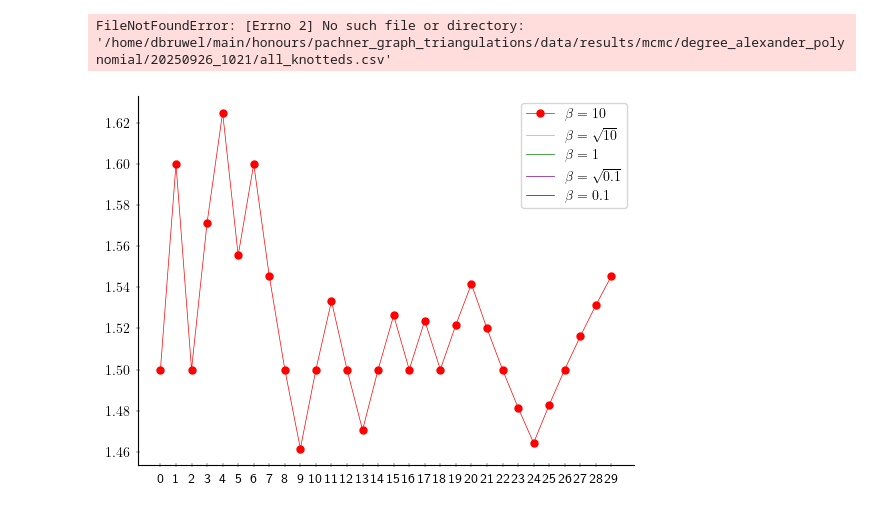
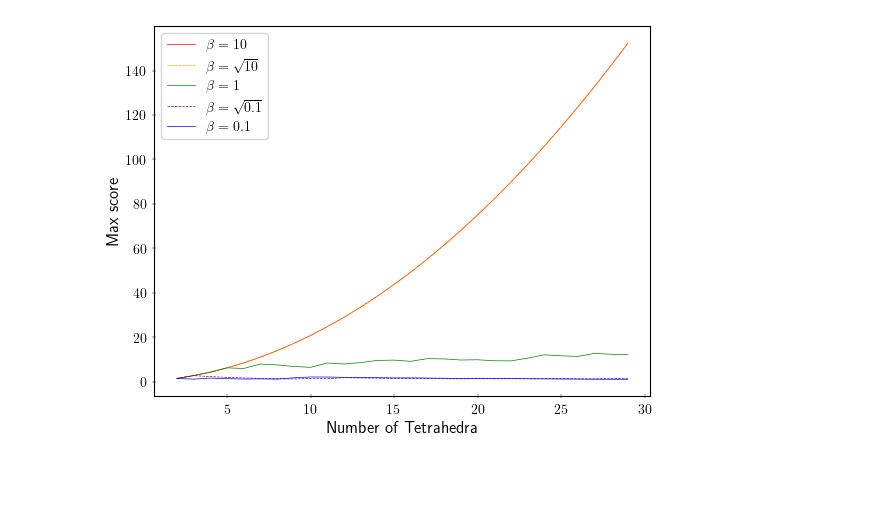
Before and after one commit to dbruwel/pachner-graph-triangulations, a Jupyter notebook: experiments/notebooks/01_analyse_direct_accent.ipynb, the cells around one changed output. Drawn from its saved outputs; the diff is of its cells as text; code cells hidden in the pictures; blank space fills up the shorter version.

Commit message:
analysis and mcmc results

```diff
--- a/experiments/notebooks/01_analyse_direct_accent.ipynb
+++ b/experiments/notebooks/01_analyse_direct_accent.ipynb
@@ -8,15 +8,13 @@ from pachner_traversal.utils import data_path, set_style
 
 set_style()
 # %%
-result_path = data_path / "results" / "mcmc" / "degree_alexander_polynomial" / "20250926_1021"
+result_path = data_path / "results" / "direct_ascent" / "degree_alexander_polynomial" / "20251007_1323"
 assert result_path.exists()
 # %%
-all_knotteds = pd.read_csv(result_path / 'all_knotteds.csv')
-avg_scores = pd.read_csv(result_path / 'avg_scores.csv')
-count_unknotteds = pd.read_csv(result_path / 'count_unknotteds.csv')
+# all_knotteds = pd.read_csv(result_path / 'all_knotteds.csv')
+# avg_scores = pd.read_csv(result_path / 'avg_scores.csv')
+# count_unknotteds = pd.read_csv(result_path / 'count_unknotteds.csv')
 isos = pd.read_csv(result_path / 'isos.csv')
-p_knotteds = pd.read_csv(result_path / 'p_knotteds.csv')
+# p_knotteds = pd.read_csv(result_path / 'p_knotteds.csv')
 scores = pd.read_csv(result_path / 'scores.csv')
 betas = pd.read_csv(result_path / 'betas.csv')
-# %% [output]
-FileNotFoundError: [Errno 2] No such file or directory: '/home/dbruwel/main/honours/pachner_graph_triangulations/data/results/mcmc/degree_alexander_polynomial/20250926_1021/all_knotteds.csv'
@@ -23,12 +23,14 @@ FileNotFoundError: [Errno 2] No such file or directory: '/home/dbruwel/main/hono
 # %%
 fig, ax = plt.subplots()
 
-ax.plot(scores[betas['beta'] == 10].max(), color='red', label=r'$\beta=10$', marker='o')
-ax.plot(scores[betas['beta'] == np.sqrt(10)].max(), color='orange', label=r'$\beta=\sqrt{10}$')
-ax.plot(scores[betas['beta'] == 1].max(), color='green', label=r'$\beta=1$')
-ax.plot(scores[(betas['beta'] > 0.1) & (betas['beta'] < 1)].max(), color='purple', label=r'$\beta = \sqrt{0.1}$')
-ax.plot(scores[betas['beta'] == 0.1].max(), color='blue', label=r'$\beta=0.1$')
+ax.plot(np.arange(2, 30), scores[betas['beta'] == 10].max(), color='red', label=r'$\beta=10$')
+ax.plot(np.arange(2, 30), scores[betas['beta'] == np.sqrt(10)].max(), color='orange', label=r'$\beta=\sqrt{10}$', ls='--')
+ax.plot(np.arange(2, 30), scores[betas['beta'] == 1].max(), color='green', label=r'$\beta=1$')
+ax.plot(np.arange(2, 30), scores[(betas['beta'] > 0.1) & (betas['beta'] < 1)].max(), color='purple', label=r'$\beta = \sqrt{0.1}$', ls='--')
+ax.plot(np.arange(2, 30), scores[betas['beta'] == 0.1].max(), color='blue', label=r'$\beta=0.1$')
+ax.set_xlabel('Number of Tetrahedra')
+ax.set_ylabel('Max score')
 ax.legend()
 plt.show()
 # %% [output]
-[figure, old version]
+[figure, new version]
```
Also changed, not shown: parts of 1 cell of this notebook, 5 other files.
